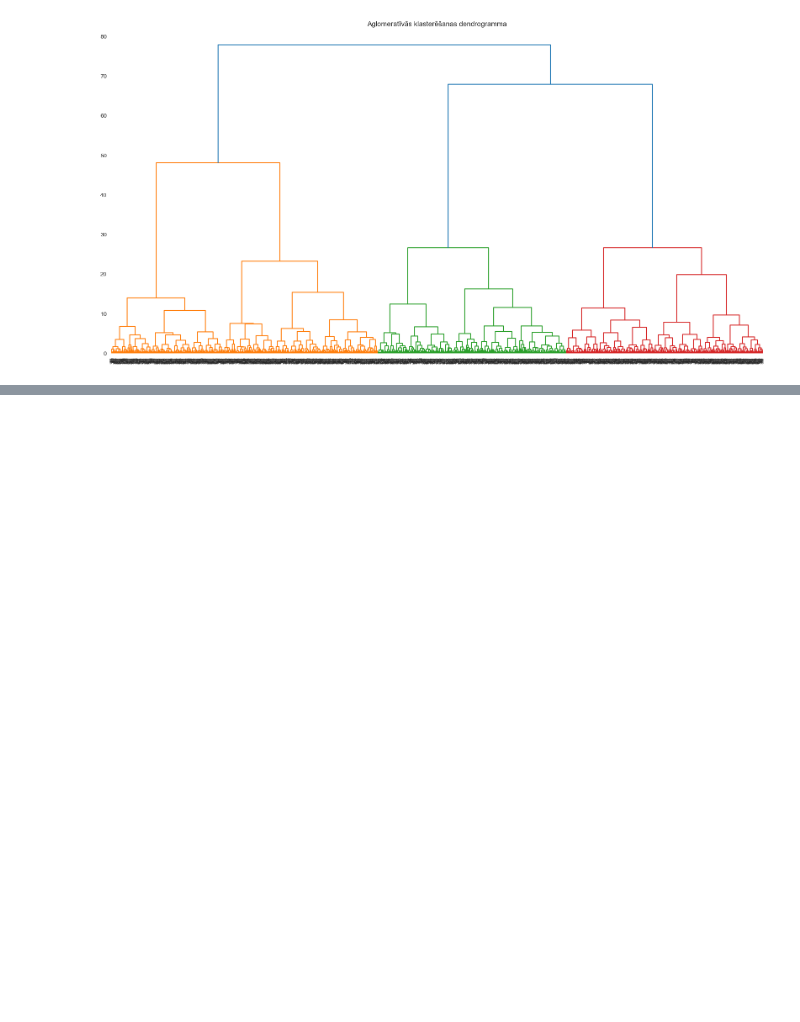
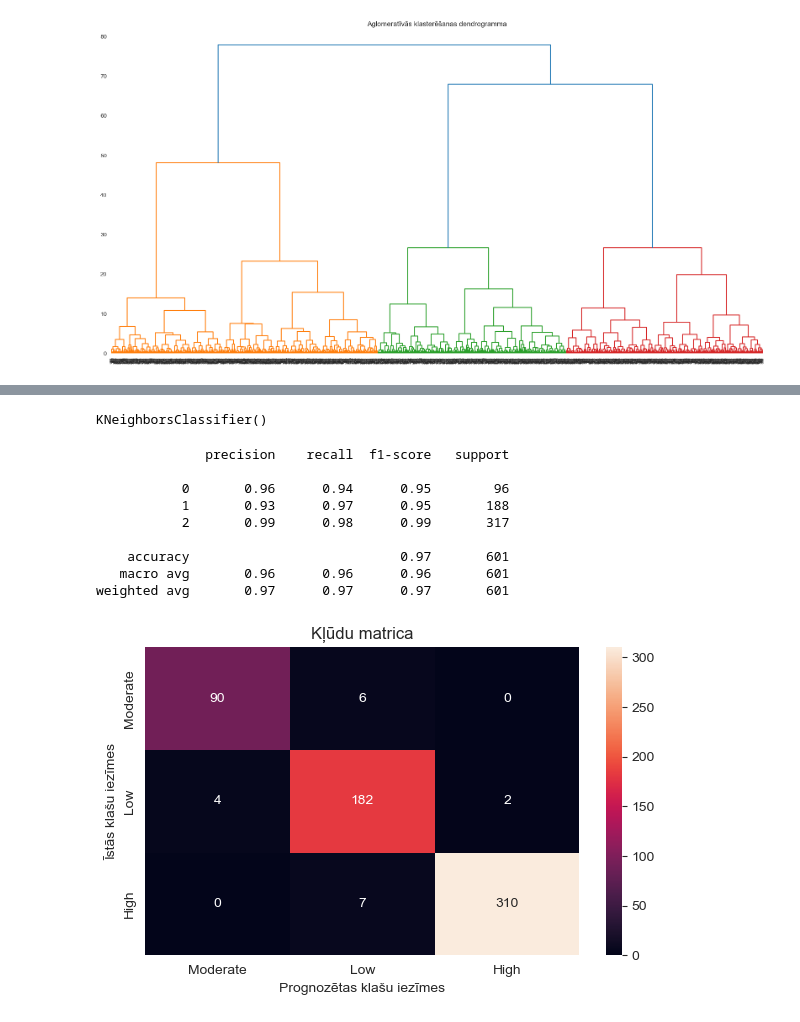
Before and after one commit to VladossK/ML2_darbs, a Jupyter notebook: main.ipynb, the cells around one changed output, grey strips where cells are left out. Drawn from its saved outputs; the diff is of its cells as text; code cells hidden in the pictures; blank space fills up the shorter version.

```diff
--- a/main.ipynb
+++ b/main.ipynb
@@ -302,0 +296,35 @@ weighted avg       0.89      0.89      0.88       601
+# %%
+#algoritma izmantošanai nepieciešamās bibliotēkas ielāde
+from sklearn.neighbors import KNeighborsClassifier
+#Tiek izveidots algoritma modelis ar 5 kaimiņiem
+KNN_MODEL = KNeighborsClassifier(n_neighbors=5)
+#Padodam izveidotajam modelim apmācības datu kopu
+KNN_MODEL.fit(X_apmacibas, y_apmacibas)
+# %% [output]
+KNeighborsClassifier()
+# %%
+#Nosakam klases iezīmes testa datu kopas datu objektiem
+y_prognoze_knn = KNN_MODEL.predict(X_testa)
+#izvadām modeļa veikuma novērtējuma metrikas
+print(classification_report(y_testa,y_prognoze_knn, zero_division=0))
+#veidojam kļūdu matricu
+kludu_matrica = confusion_matrix(y_testa, y_prognoze_knn)
+#izvadām kļūdu matricu
+fig, ax = pltb.subplots(figsize=(7,4))
+sns.heatmap(kludu_matrica, annot = True, fmt = 'g', ax = ax);
+ax.set_xlabel('Prognozētas klašu iezīmes');
+ax.set_ylabel('Īstās klašu iezīmes');
+ax.set_title('Kļūdu matrica');
+ax.xaxis.set_ticklabels(df['Stress_Level'].unique());
+ax.yaxis.set_ticklabels(df['Stress_Level'].unique());
+# %% [output]
+              precision    recall  f1-score   support
+
+           0       0.96      0.94      0.95        96
+           1       0.93      0.97      0.95       188
+           2       0.99      0.98      0.99       317
+
+    accuracy                           0.97       601
+   macro avg       0.96      0.96      0.96       601
+weighted avg       0.97      0.97      0.97       601
+[figure, added]
```
Also changed, not shown: parts of 5 cells of this notebook.
